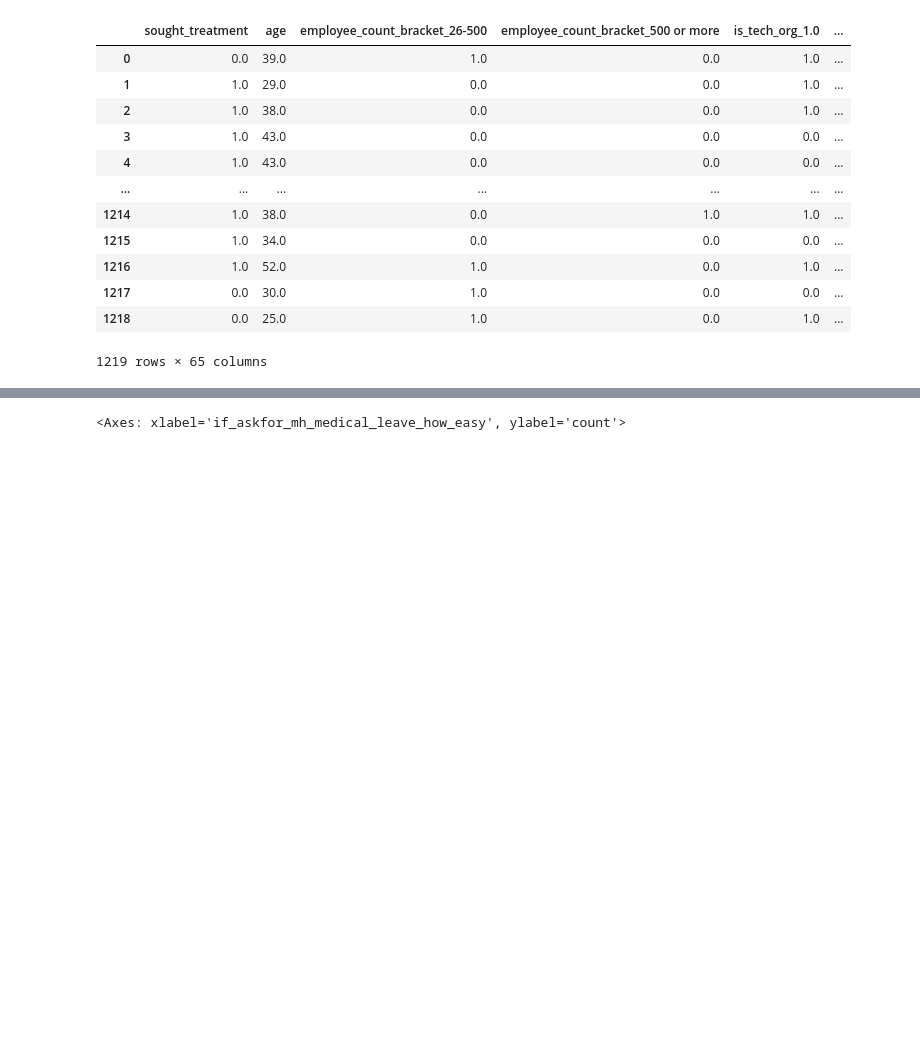
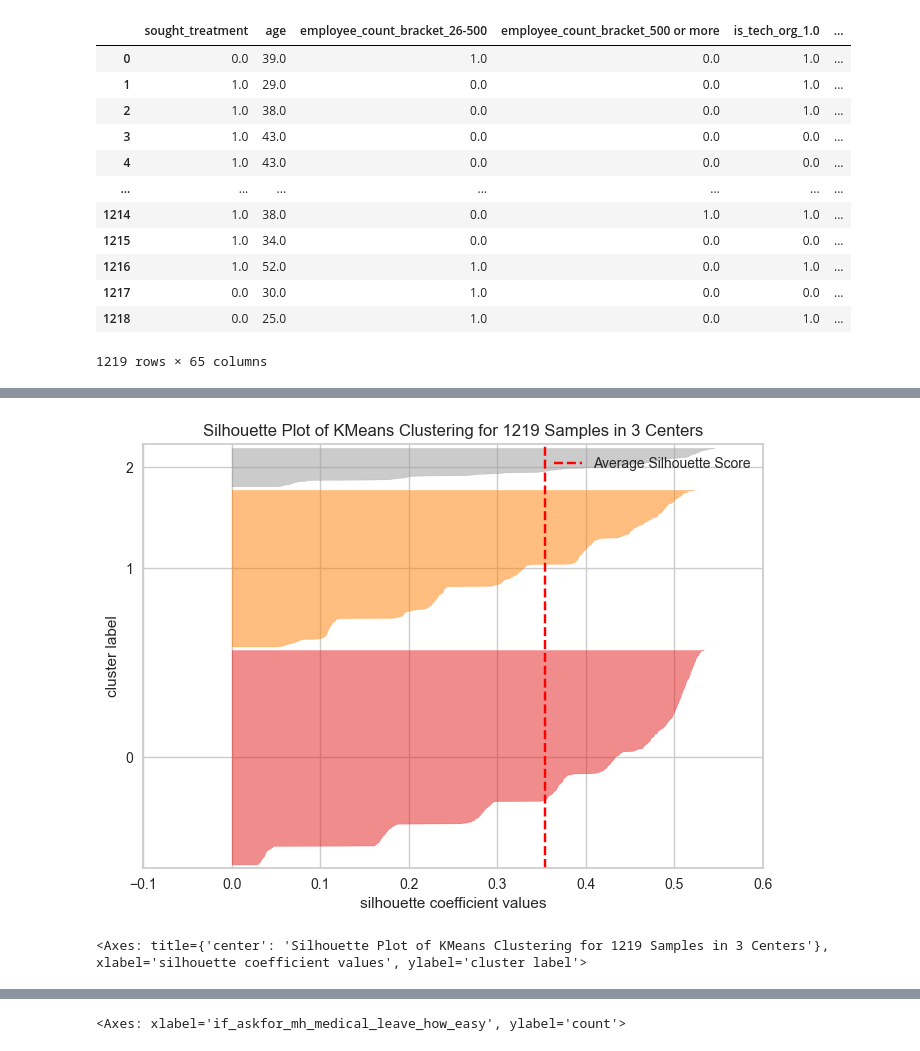
Before and after one commit to kasvoy/KaggleLearning, a Jupyter notebook: mental_health/mental_health.ipynb, the cells around one changed output, grey strips where cells are left out. Saved outputs shown, nothing was run; the diff lists cells and outputs as text; code cells hidden in the pictures; blank space fills up the shorter version.

```diff
--- a/mental_health/mental_health.ipynb
+++ b/mental_health/mental_health.ipynb
@@ -344,3 +337,13 @@ sns.scatterplot(x = tsne_df[0], y = tsne_df[1])
+# %%
+from yellowbrick.cluster import SilhouetteVisualizer
+kmeans2 = KMeans(n_clusters=3, n_init='auto')
+
+silh_vis = SilhouetteVisualizer(kmeans2)
+silh_vis.fit(selected)
+silh_vis.show()
+# %% [output]
+[figure, added]
+<Axes: title={'center': 'Silhouette Plot of KMeans Clustering for 1219 Samples in 3 Centers'}, xlabel='silhouette coefficient values', ylabel='cluster label'>
 # %%
 from mca import MCA
 
```
Also changed, not shown: parts of 11 cells of this notebook.
